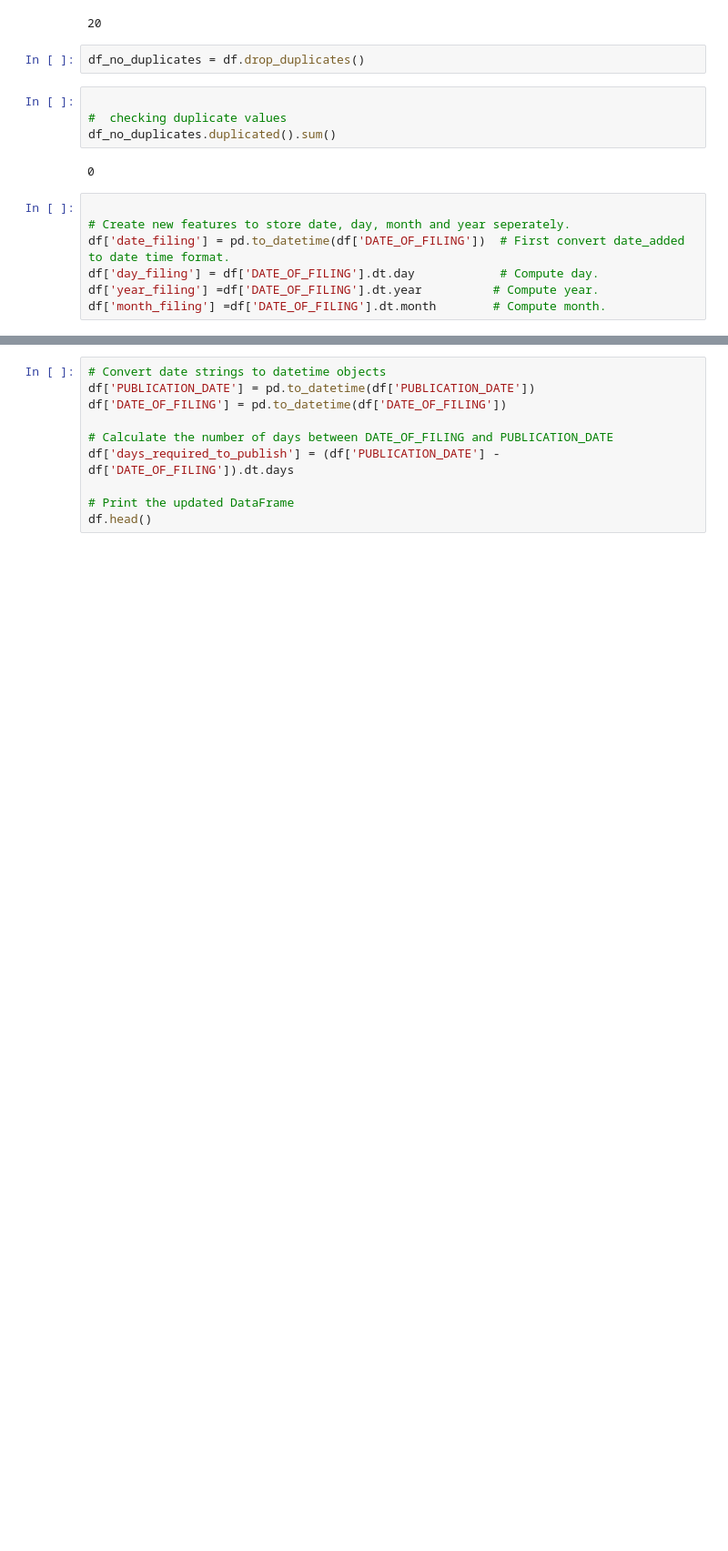
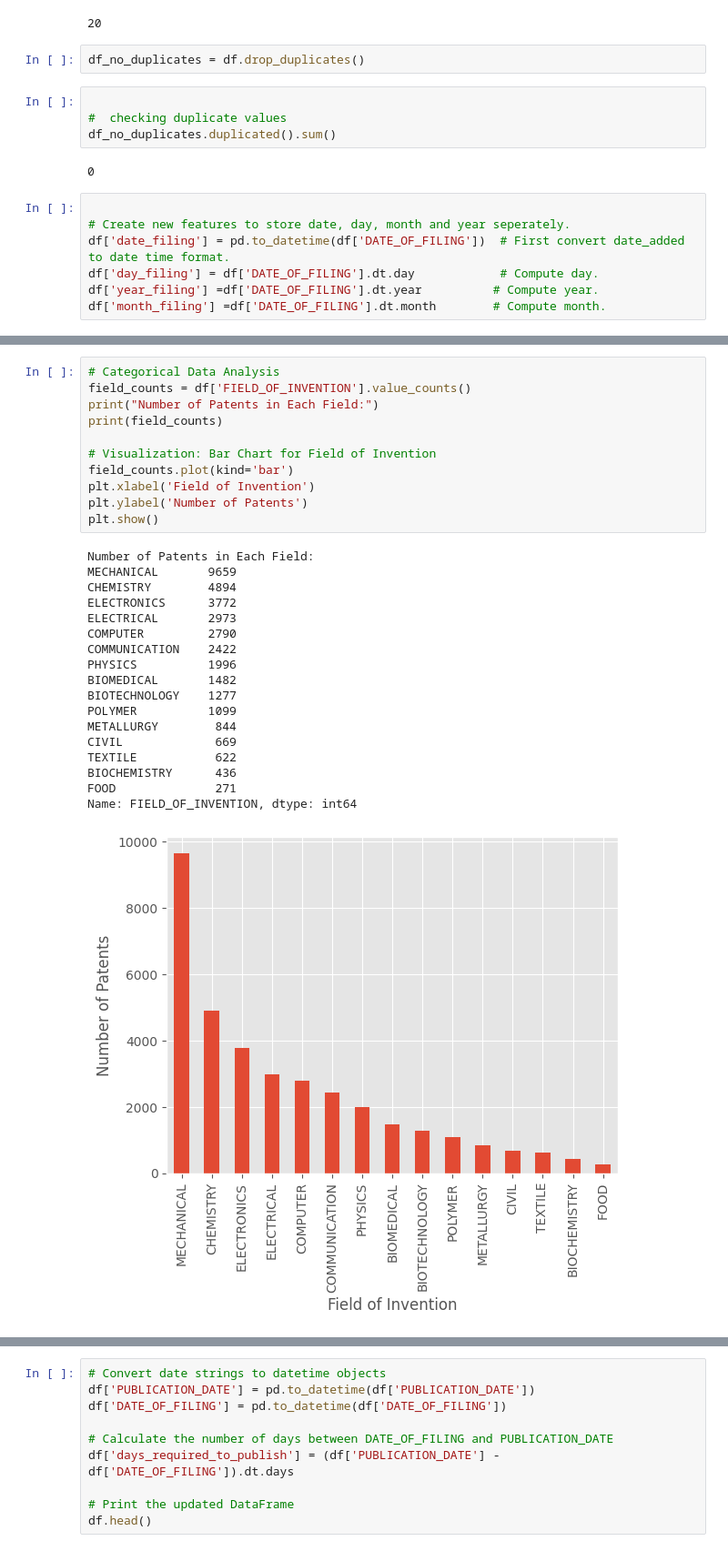
Before and after one commit to pankaj-beldar/patent-data-NLP-classification, a Jupyter notebook: patent_paper.ipynb, the cells around one changed output, grey strips where cells are left out. Shown at 91% size. Saved outputs shown, nothing was run; the diff lists cells and outputs as text; blank space fills up the shorter version.

```diff
--- a/patent_paper.ipynb
+++ b/patent_paper.ipynb
@@ -212,0 +247,30 @@ df.head()
+# %%
+# Categorical Data Analysis
+field_counts = df['FIELD_OF_INVENTION'].value_counts()
+print("Number of Patents in Each Field:")
+print(field_counts)
+
+# Visualization: Bar Chart for Field of Invention
+field_counts.plot(kind='bar')
+plt.xlabel('Field of Invention')
+plt.ylabel('Number of Patents')
+plt.show()
+# %% [output]
+Number of Patents in Each Field:
+MECHANICAL       9659
+CHEMISTRY        4894
+ELECTRONICS      3772
+ELECTRICAL       2973
+COMPUTER         2790
+COMMUNICATION    2422
+PHYSICS          1996
+BIOMEDICAL       1482
+BIOTECHNOLOGY    1277
+POLYMER          1099
+METALLURGY        844
+CIVIL             669
+TEXTILE           622
+BIOCHEMISTRY      436
+FOOD              271
+Name: FIELD_OF_INVENTION, dtype: int64
+[figure, added]
```
Also changed, not shown: parts of 29 cells of this notebook.
